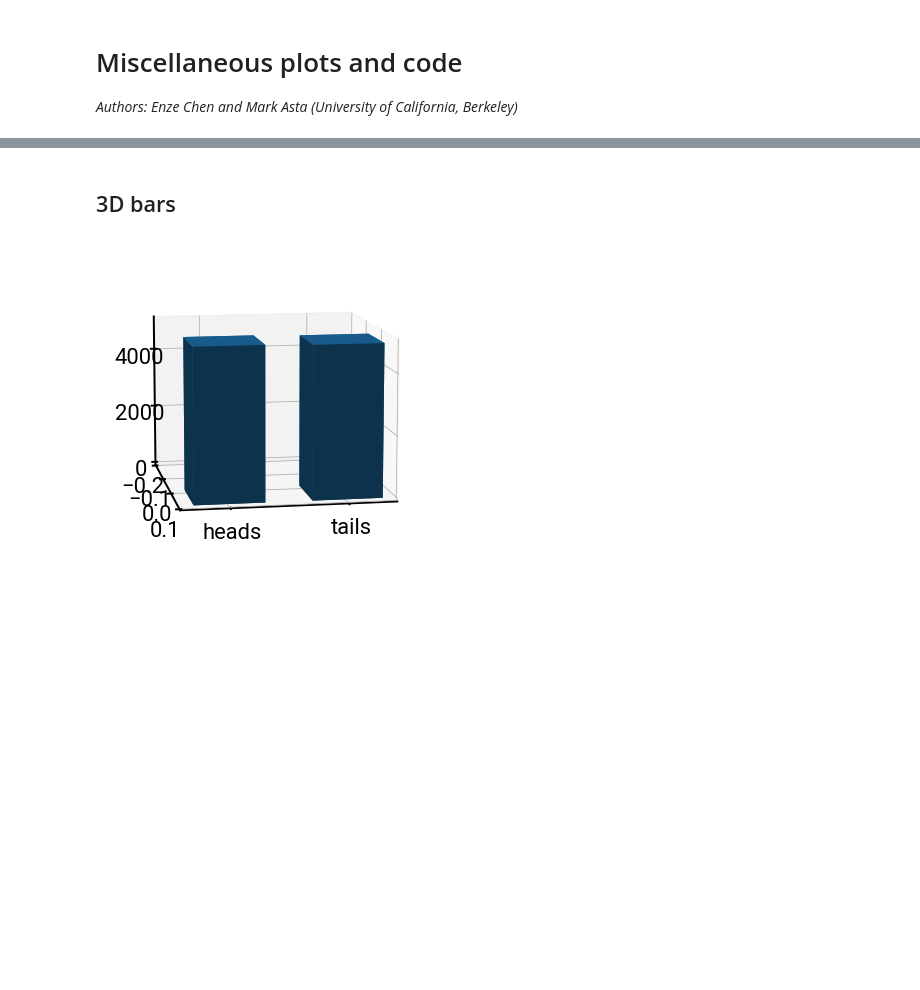
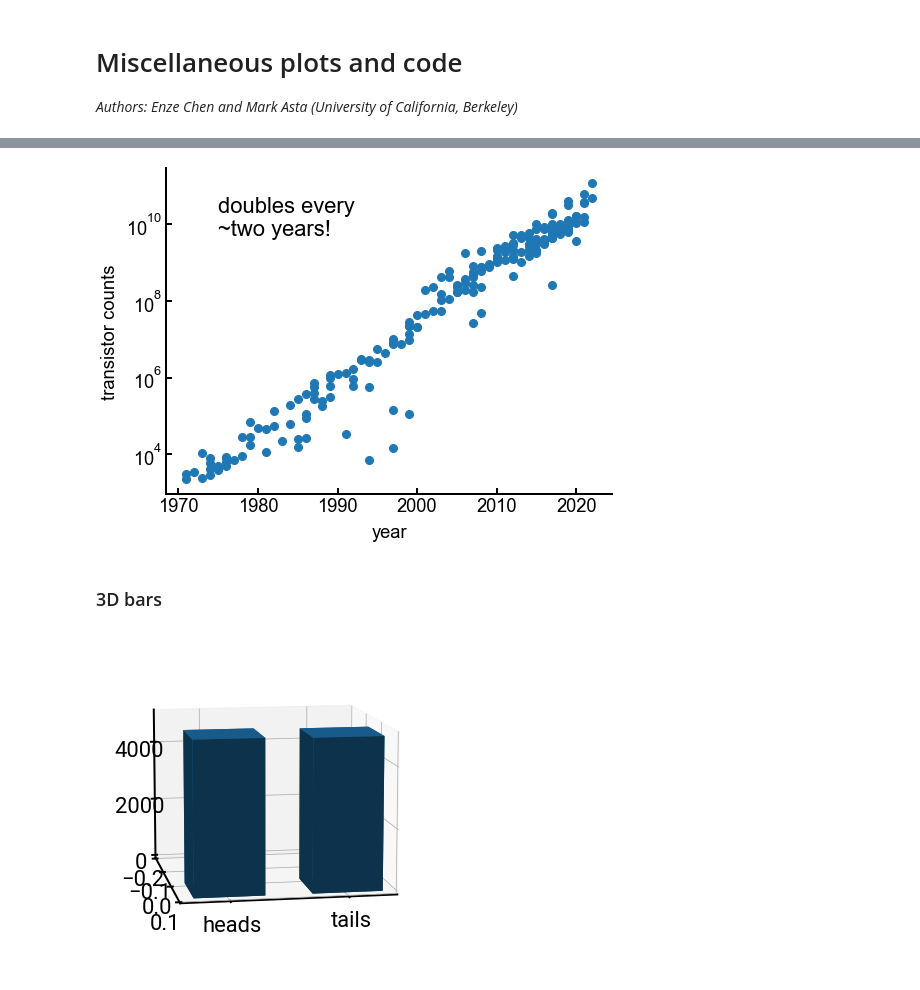
Before and after one commit to enze-chen/mi-book-2022, a Jupyter notebook: assets/fig/scripts/miscellaneous.ipynb, the cells around one changed output, grey strips where cells are left out. Cells and saved outputs as stored; diff of their text form; code cells hidden in the pictures; blank space fills up the shorter version.

```diff
--- a/assets/fig/scripts/miscellaneous.ipynb
+++ b/assets/fig/scripts/miscellaneous.ipynb
@@ -21,5 +40,19 @@ from pymatgen.core.periodic_table import Element
+# %%
+df = pd.read_csv('../../data/transistors.csv')
+df['MOS transistor count'] = pd.to_numeric(df['MOS transistor count'].str.replace(',', ''))
+vals = np.logspace(3, 11, num=9)
+
+plt.rcParams.update({'figure.figsize':(8,6), 'font.size':22})
+fig, ax = plt.subplots()
+ax.scatter(df['Date'], df['MOS transistor count'])
+ax.annotate('doubles every\n~two years!', xy=(1975, 5e9))
+ax.set(yticks=vals, yticklabels=vals, yscale='log', xlabel='year', ylabel='transistor counts')
+plt.show()
+fig.savefig('../01/moores_law.png')
+# %% [output]
+[figure, added]
 # %% [markdown]
-## 3D bars
+### 3D bars
 # %%
 outcomes = ['heads', 'tails']
 flips = [4983, 5017]
```
Also changed, not shown: parts of 9 cells of this notebook, 14 other files.
